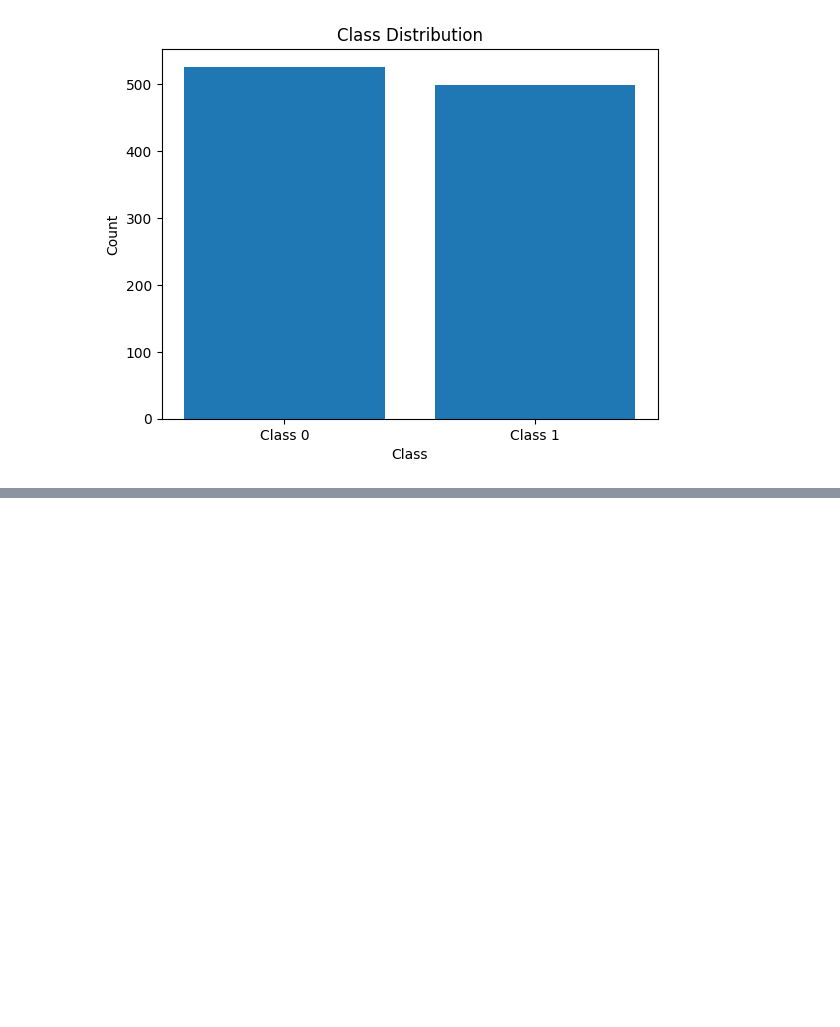
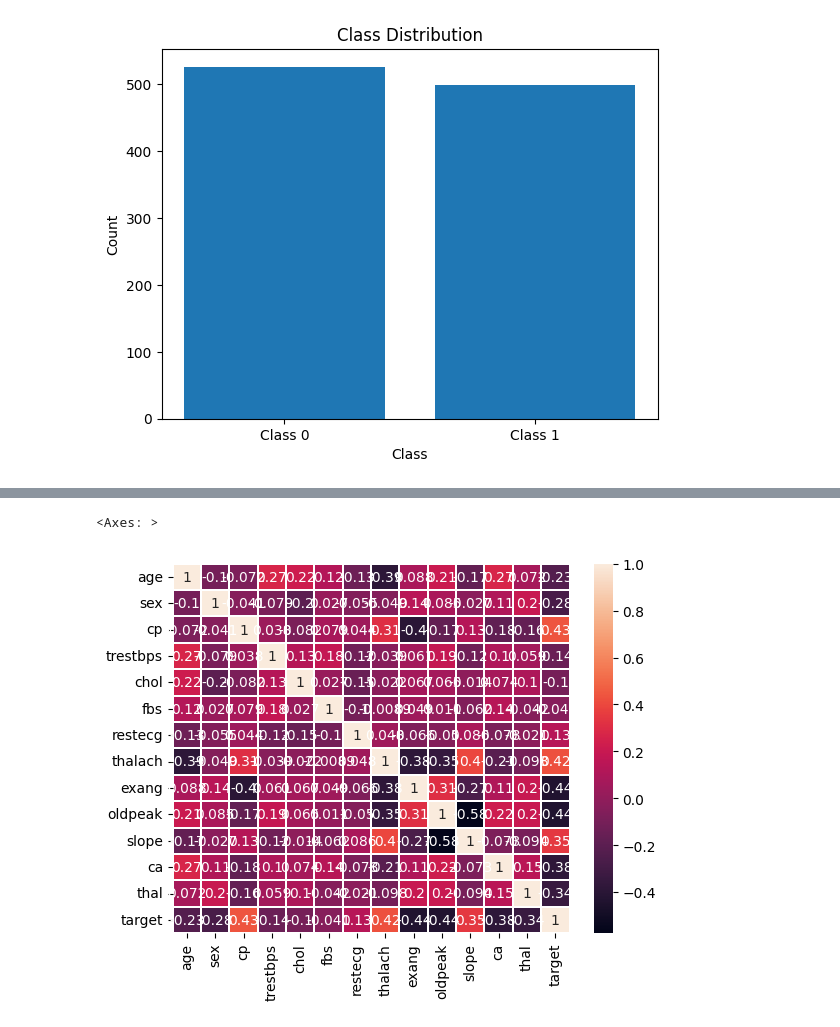
Before and after one commit to MastanSV/ai-engineering-journey, a Jupyter notebook: projects/05_P1_Tabular_ML/Heart_Disease_Dataset.ipynb, the cells around one changed output, grey strips where cells are left out. Drawn from its saved outputs; the diff is of its cells as text; code cells hidden in the pictures; blank space fills up the shorter version.

```diff
--- a/projects/05_P1_Tabular_ML/Heart_Disease_Dataset.ipynb
+++ b/projects/05_P1_Tabular_ML/Heart_Disease_Dataset.ipynb
@@ -79,0 +101,5 @@ The observation from value counts is that the dataset is balanced dataset.
+# %%
+sns.heatmap(df.corr(), annot=True,linewidths=0.1)
+# %% [output]
+<Axes: >
+[figure, added]
```
Also changed, not shown: parts of 7 cells of this notebook.
